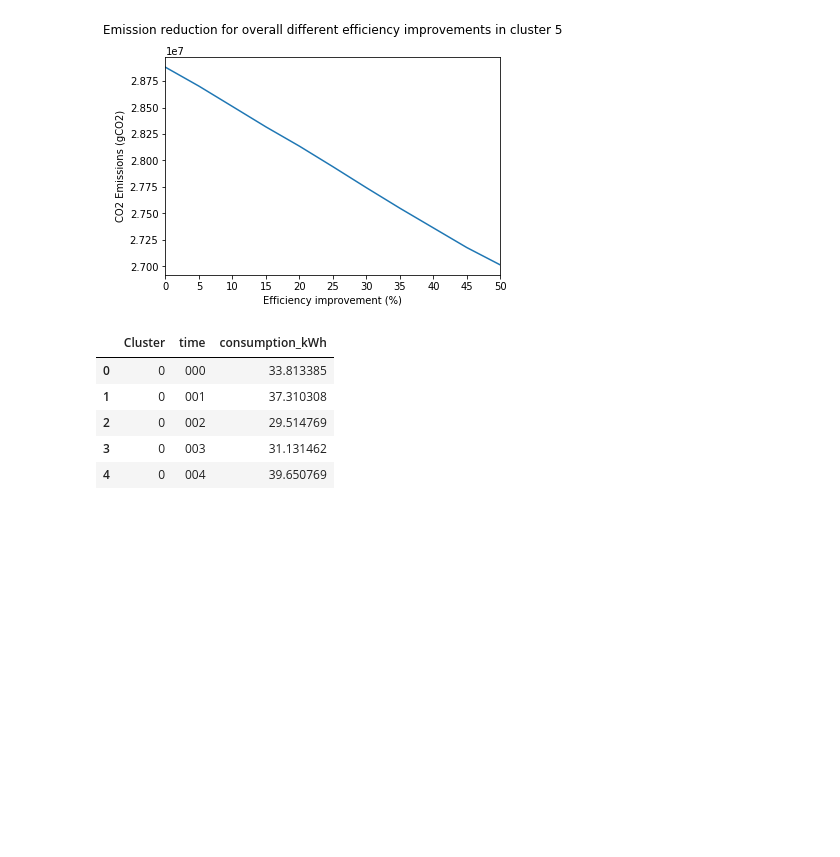
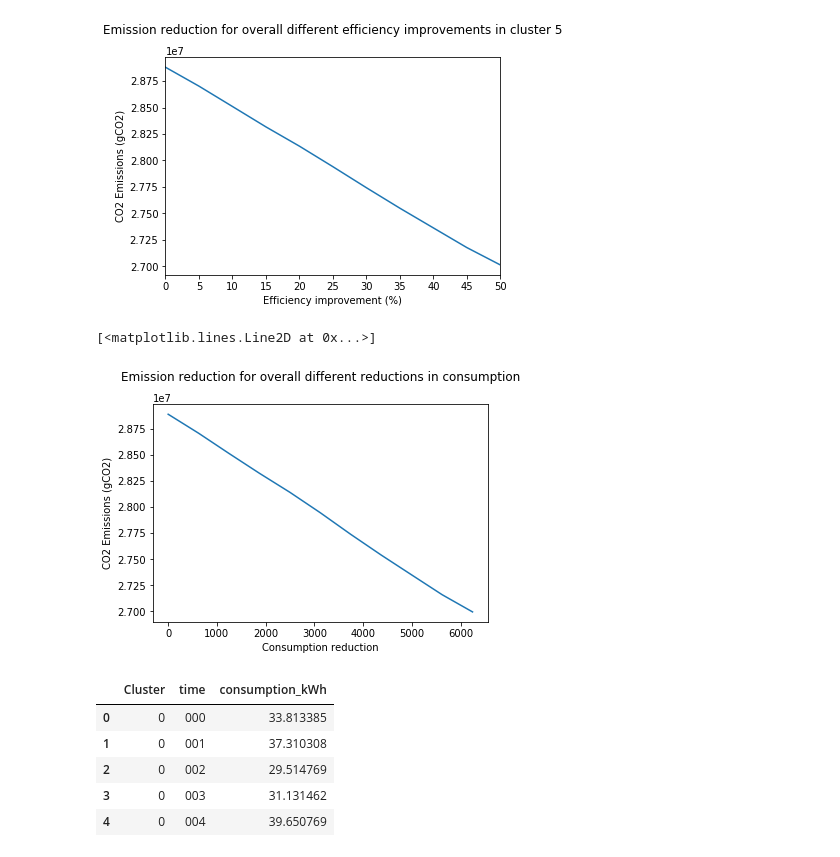
Before and after one commit to Nicolaskirsch2000/BASc-Dissertation, a Jupyter notebook: London scenario analysis .ipynb, the cells around one changed output. Drawn from its saved outputs; the diff is of its cells as text; code cells hidden in the pictures; blank space fills up the shorter version.

```diff
--- a/London scenario analysis .ipynb
+++ b/London scenario analysis .ipynb
@@ -134,6 +134,52 @@ plt.plot(decrease,result)
 # %% [output]
 [<matplotlib.lines.Line2D at 0x...>]
 [figure]
+# %%
+eff = df.copy()
+
+decrease = np.arange(1, 0.45, -0.05)
+result = [None]*len(decrease)
+eff["Efficiency"] = 1
+saved = [None]*len(decrease)
+
+for i in range(len(decrease)) :
+
+    eff["Efficiency"] = eff["Efficiency"].where(
+        ((eff["hour"] != "18") & (eff["hour"] != "19") & (eff["hour"] != "20")
+        & (eff["hour"] != "21") &(eff["hour"] != "22")) | (eff["Cluster"] != 4 ) , decrease[i])
+
+
+    eff["consumption_kWh1"] = eff["consumption_kWh"]*eff["Efficiency"]
+    saved[i] = eff["consumption_kWh"]*(1-eff["Efficiency"])
+
+    a = eff.groupby(eff.index)["consumption_kWh1"].apply(lambda x: np.sum(x)).to_frame()
+    a["day"] = a.index.str[:1]
+    a["hour"] = a.index.str[1:]
+
+    a['CO2_intensity'] = rf.predict(np.array(a[['consumption_kWh1','day','hour']],
+                    dtype = pd.Series))
+
+
+    a["Emissions"] = a["consumption_kWh1"]*a["CO2_intensity"]
+
+
+    result[i] = a["Emissions"].sum()
+
+for i in range(len(saved)):
+    saved[i] = saved[i].sum()
+
+plt.ylabel("CO2 Emissions (gCO2)")
+plt.xlabel("Consumption reduction")
+plt.title("Emission reduction for overall different reductions in consumption",y=1.08)
+#my_xticks = [0,5,10,15,20,25,30,35,40,45,50]
+#plt.xticks(decrease,my_xticks)
+saved2 = saved
+result2 = result
+plt.plot(saved2,result2)
+#ov_eff['CO2_intensity']
+# %% [output]
+[<matplotlib.lines.Line2D at 0x...>]
+[figure, added]
 # %%
 o.head()
 # %% [output]
```
Also changed, not shown: parts of 8 cells of this notebook, 5 other files.
